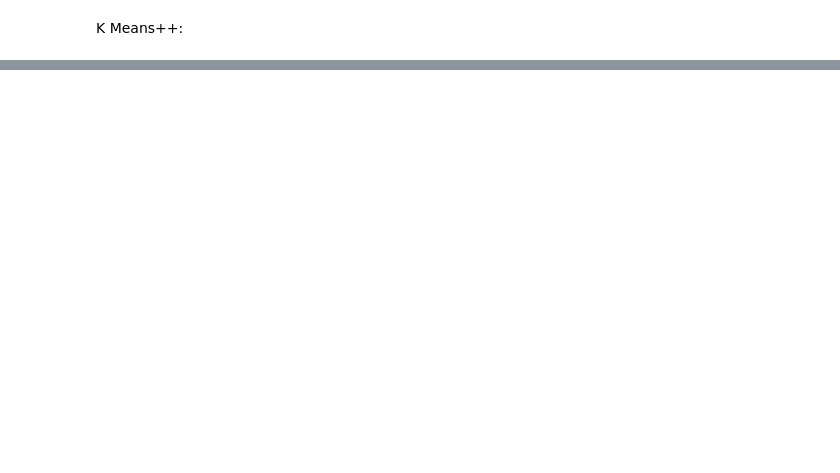
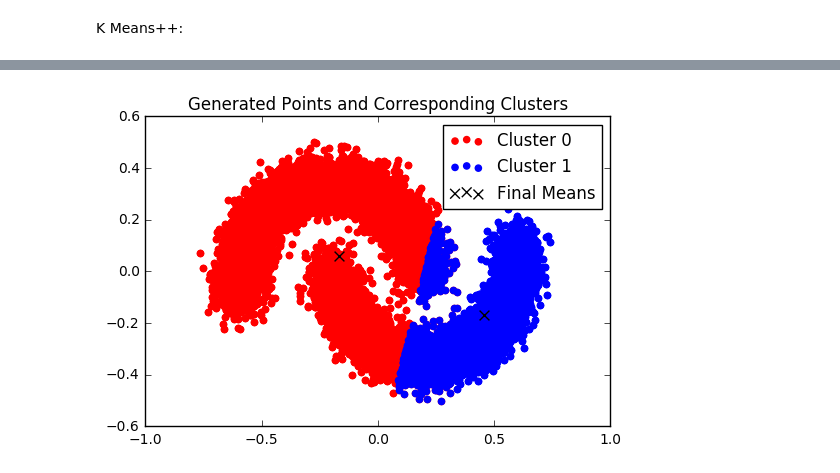
Before and after one commit to atreyamisra/EE379K, a Jupyter notebook: Lab 6/Lab 6.ipynb, the cells around one changed output, grey strips where cells are left out. Drawn from its saved outputs; the diff is of its cells as text; code cells hidden in the pictures; blank space fills up the shorter version.

```diff
--- a/Lab 6/Lab 6.ipynb
+++ b/Lab 6/Lab 6.ipynb
@@ -143,0 +169,17 @@ display()
+# %%
+numClusters = 2;
+means = []
+centroids = []
+
+clusters = [[] for _ in range(numClusters)]
+
+d = {'X axis': twoMoons[1], 'Y axis': twoMoons[2]}
+points = pd.DataFrame(data=d)
+points = np.array(points)
+
+numPoints = len(points)
+
+kMeans(points, numClusters)
+display()
+# %% [output]
+[figure, added]
```
Also changed, not shown: parts of 8 cells of this notebook.
